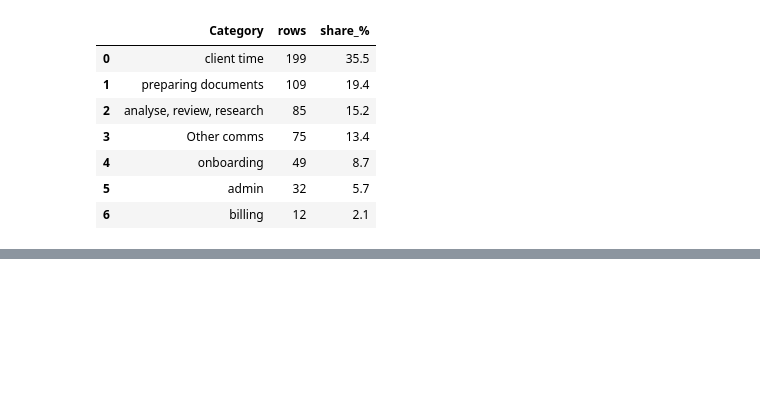
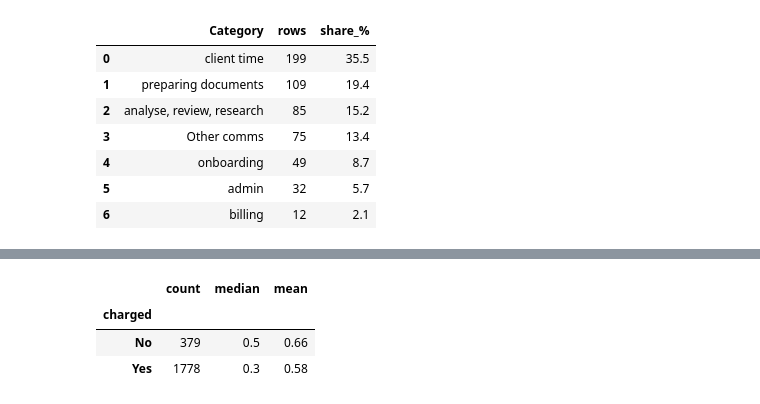
Before and after one commit to MuhammadToqeer/legal-time-categorisation-poc, a Jupyter notebook: notebooks/01_eda.ipynb, the cells around one changed output, grey strips where cells are left out. Cells and saved outputs as stored; diff of their text form; code cells hidden in the pictures; blank space fills up the shorter version.

Commit message:
EDA: Worked Time vs Charged? (boxplot + summary) and interpretation

```diff
--- a/notebooks/01_eda.ipynb
+++ b/notebooks/01_eda.ipynb
@@ -135,0 +193,5 @@ fig.show()
+# %%
+# word count per narrative
+df["n_words"] = df["Time Narrative"].fillna("").str.split().str.len()
+# quick sanity stats
+df["n_words"].describe()
@@ -135,0 +250,7 @@ fig.show()
+# %%
+# Flag low-information narratives (≤ 3 words) so we know where text is weak
+df["low_info"] = (df["n_words"] <= 3).astype(int)
+
+# Quick view: how common are they?
+low_info_share = (df["low_info"].mean() * 100).round(1)
+print(f"Low-info narratives (≤3 words): {low_info_share}%")
@@ -135,0 +291,10 @@ fig.show()
+# %%
+dfv = df.assign(charged=df["Charged to Client?"].str.upper().map({"YES": "Yes", "NO": "No"}))
+
+fig = px.box(
+    dfv, x="charged", y="Worked Time", color="charged",
+    title="Worked Time vs Charged?",
+    points="suspectedoutliers",
+)
+fig.update_layout(template="simple_white", xaxis_title=None, yaxis_title="Hours")
+fig.show()
@@ -135,0 +303,7 @@ fig.show()
+# %%
+dfv.groupby("charged")["Worked Time"].agg(count="size", median="median", mean="mean").round(2)
+# %% [output]
+|  | count | median | mean |
+| charged |  |  |  |
+| No | 379 | 0.5 | 0.66 |
+| Yes | 1778 | 0.3 | 0.58 |
```
Also changed, not shown: parts of 20 cells of this notebook.
